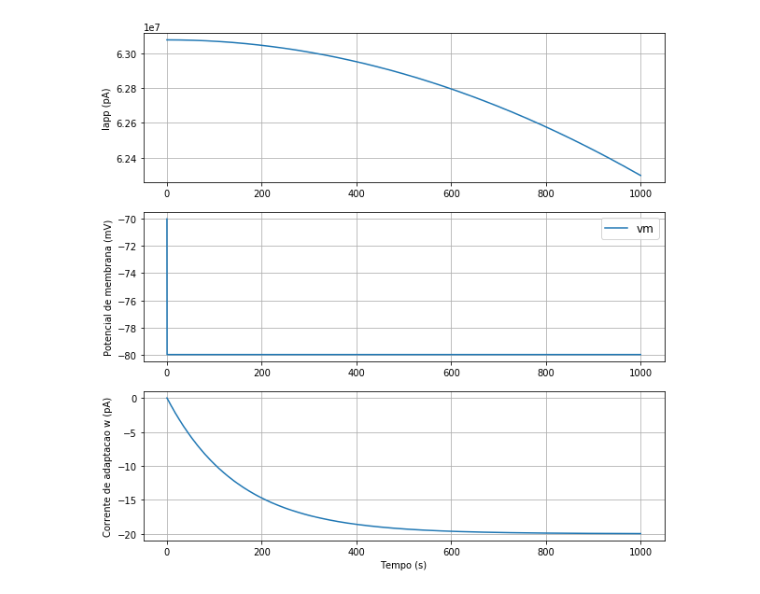
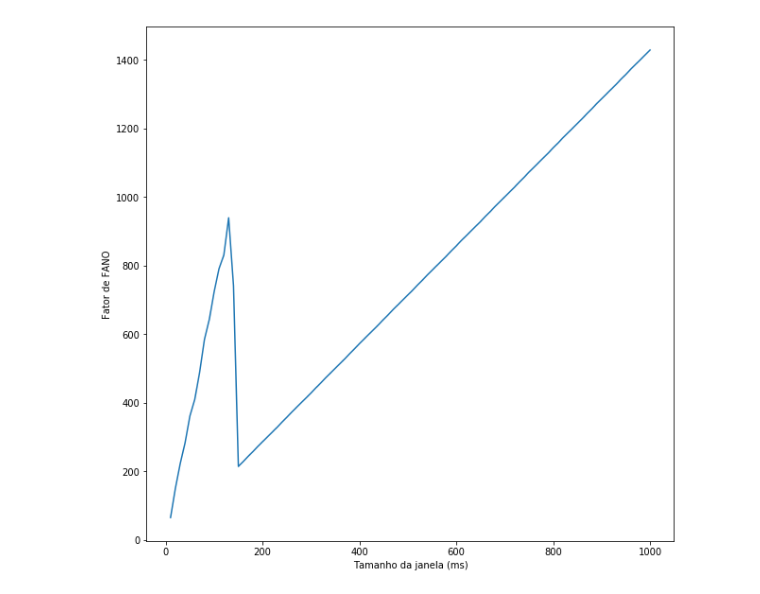
Before and after one commit to rmatsuda/introducao_neurociencia_computacional, a Jupyter notebook: renan/lista 4/exercicio_1_lista_4-Copy2.ipynb, the cells around one changed output. Drawn from its saved outputs; the diff is of its cells as text; code cells hidden in the pictures.

```diff
--- a/renan/lista 4/exercicio_1_lista_4-Copy2.ipynb
+++ b/renan/lista 4/exercicio_1_lista_4-Copy2.ipynb
@@ -146,36 +195,28 @@ v_max = 20*b2.mV
 simulation_time = 1000
 dt =  0.01*b2.ms
 
-#current = 200.01 * b2.pamp
-current = 500*b2.pA
-# input_current = input_factory.get_step_current(
-# t_start=500, t_end=1000, unit_time=b2.ms,
-# amplitude=current*b2.pA)
-
 append_zero=True
 t_start=0
 t_end=simulation_time
-sigma = 20*(b2.pA*(b2.second**0.5))
+sigma = 50*b2.pA
 dt_cur = 0.01
-sigma = sigma/(dt**0.5)
+sigma = sigma/(np.sqrt(dt_cur))
 mi=0
 unit_time=b2.ms
 
-tmp_size = 1 + t_end  # +1 for t=0
-if append_zero:
-    tmp_size += 1
+tmp_size = 1 + t_end
 tmp = np.zeros((tmp_size/dt_cur, 1)) * b2.pA
 
-x = np.linspace(0, t_end+1, tmp_size/dt_cur) * b2.pA
-normal = np.asarray(((1/np.sqrt(2*math.pi*sigma**2))*math.e**(-((x-mi)**2)/(2*sigma**2))))
-normal = normal*b2.pA  + 0.2*b2.nA
-tmp[t_start: tmp_size/dt_cur + 1, 0] = normal
-
+size=3000
+x = np.linspace(-size, size, size/dt_cur) * b2.pA
+normal = np.asarray((1/np.sqrt(2*math.pi*sigma**2))*math.e**(-((x-mi)**2)/(2*sigma**2)))
+fig = plt.figure()
+normal = normal*b2.pA
+for i in range(int(tmp_size/dt_cur)):
+    tmp[i, 0] = random.choice(normal)+0.1*b2.nA
 input_current = b2.TimedArray(tmp, dt=dt)
 
-# differential equation of Leaky Integrate-and-Fire model
 eqs = """
-
 dv/dt = (conductance_L/membrane_capacitance)*
         (v_rest - v + deltaVth*exp((v-firing_threshold)/deltaVth))
         - (w/membrane_capacitance)
@@ -187,55 +228,21 @@ neuron = b2.NeuronGroup(1, model=eqs, reset="v=v_reset; w=w+b",
 neuron.v = v_rest
 neuron.w = 0*b2.pA
 
-# monitoring membrane potential of neuron and injecting current
-state_monitor = b2.StateMonitor(neuron, ["v", "w"], record=True)
-spike_monitor = b2.SpikeMonitor(neuron)
 # run the simulation
-b2.run(simulation_time*b2.ms)
+aux=[]
+win=[]
+for j in range(100):
+    state_monitor = b2.StateMonitor(neuron, ["v", "w"], record=True)
+    spike_monitor = b2.SpikeMonitor(neuron)
+    win.append(10*(j+1))
+    b2.run(10*(j+1)*b2.ms)
+    aux.append(spike_monitor.count[:])
 
-print("nr of spikes: {}".format(spike_monitor.count[0]))
-#print("spikes times: {}".format(spike_monitor.t[:]))
+plt.figure(figsize=(10,10))
 
-#plot
-fig = plt.figure(figsize=(10,10))
-
-fig.add_subplot(3,1,1)
-c = input_current(state_monitor.t, 0)
-plt.plot(state_monitor.t/b2.ms, c/b2.pA )
-plt.ylabel('Iapp (pA)')
-plt.grid()
-
-fig.add_subplot(3,1,2)
-plt.plot(state_monitor.t/b2.ms, state_monitor.v[0]/b2.mV)
-
-plt.ylabel('Potencial de membrana (mV)')
-plt.grid()
-plt.legend(["vm", "firing threshold"], fontsize=12)
-
-fig.add_subplot(3,1,3)
-plt.plot(state_monitor.t/b2.ms, state_monitor.w[0]/b2.pA)
-plt.grid()
-plt.xlabel('Tempo (s)')
-plt.ylabel('Corrente de adaptacao w (pA)')
-
+plt.plot(win, aux)
+plt.xlabel('Tamanho da janela (ms)')
+plt.ylabel('Fator de FANO')
 plt.show()
-
-vector = list()
-spikes = spike_monitor.count[:]
-inter = np.full(len(spikes[:]), np.nan)
-for idx in range(len(spikes)):
-    for k in range(len(spike_monitor.t)-1):
-        inter[idx] = (float(spike_monitor.spike_trains()[idx][k+1]) - float(spike_monitor.spike_trains()[idx][k]));
-        vector.append(inter[idx])
-
-fig = plt.figure(figsize=(10, 5))
-plt.hist(vector, 10)
-plt.xlabel('ISI')
-
-
-isi_mu = np.mean(vector)
-isi_std = np.std(vector)
-CV = isi_std*100/isi_mu
-print("The Coefficient of Variation (CV) is in percetange of: %s" % CV)
 # %% [output]
  [py.warnings]
@@ -243 +251 @@ nr of spikes: 10000
-[figure, old version]
+[figure, new version]
```
Also changed, not shown: parts of 4 cells of this notebook, 4 other files.
